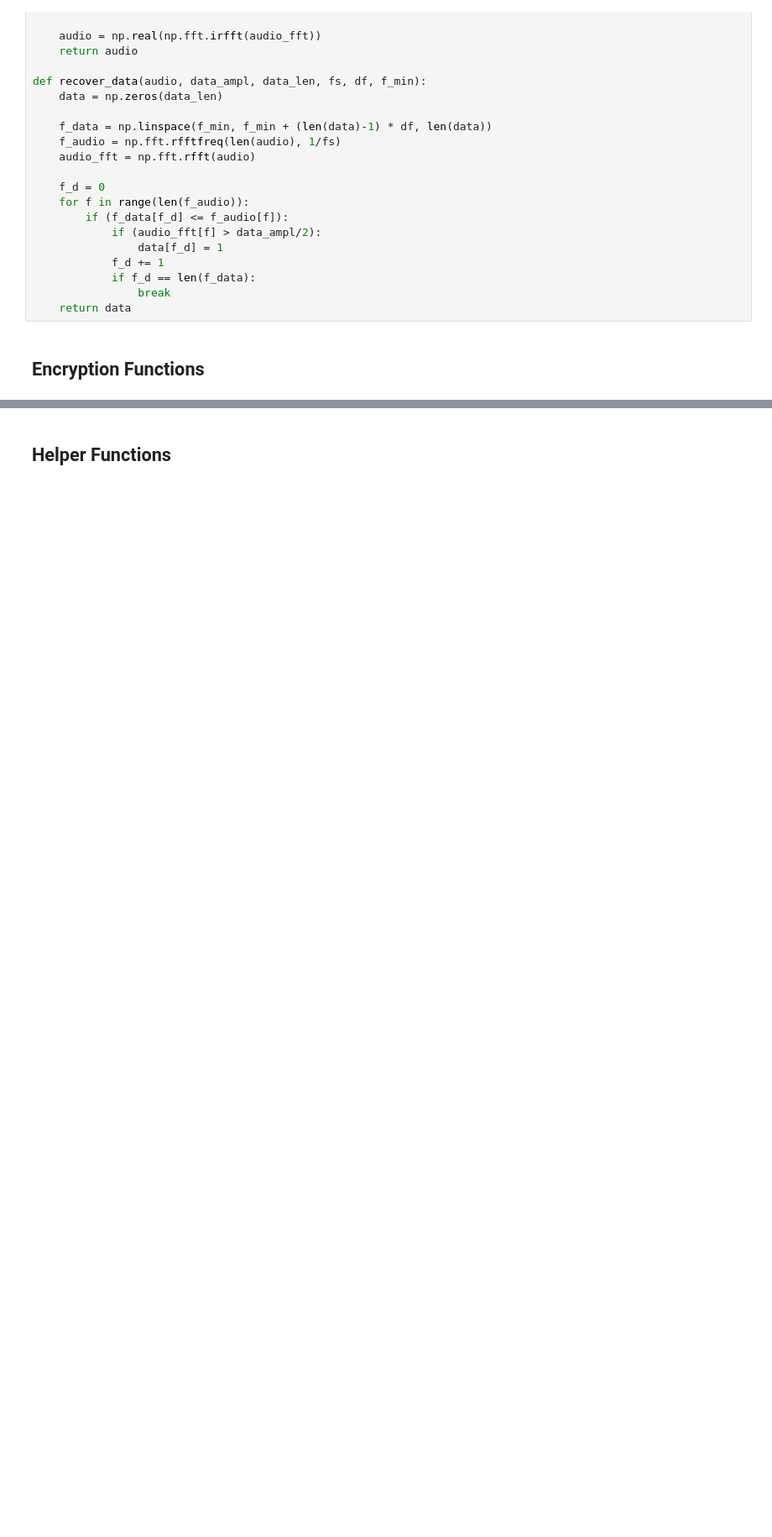
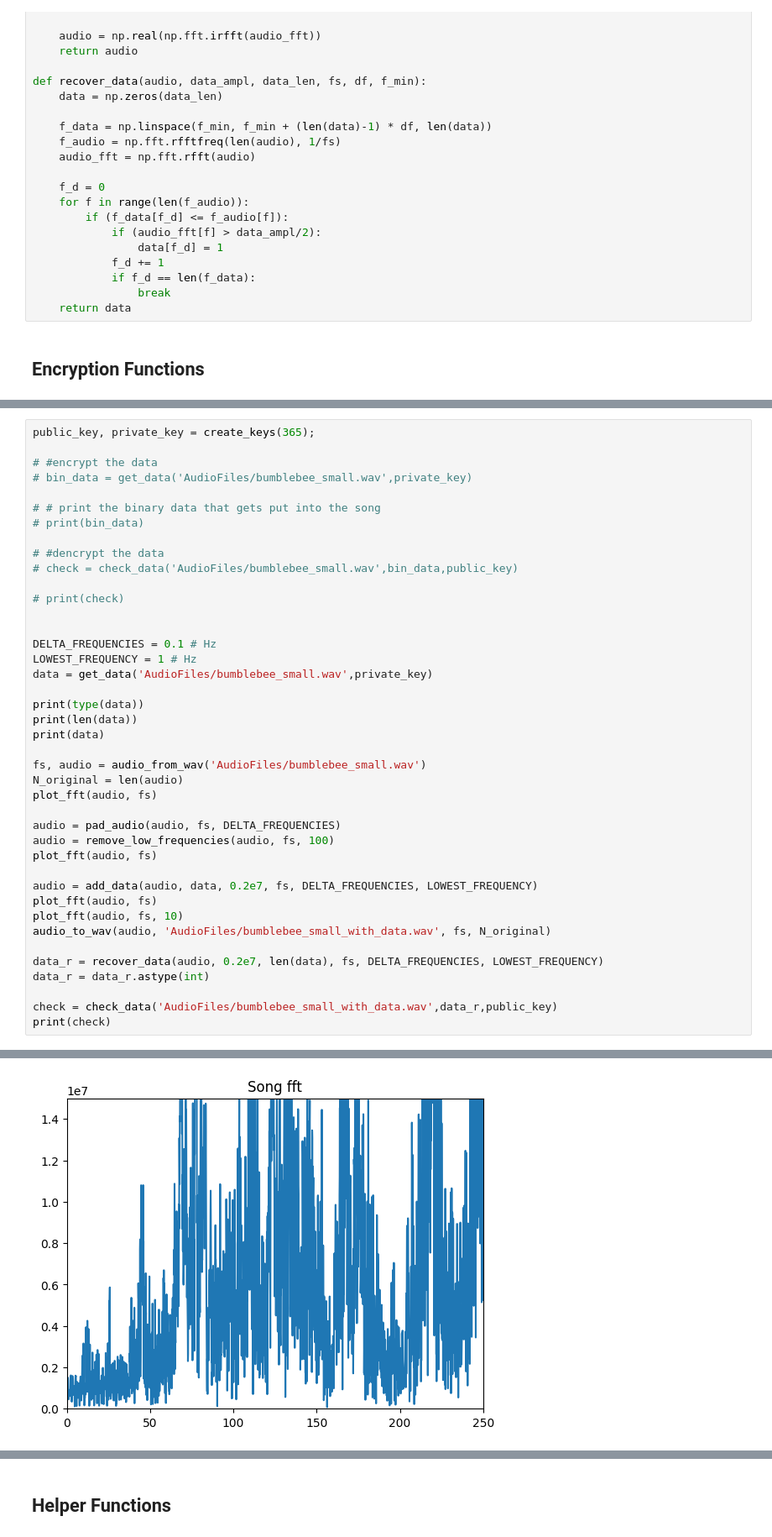
Before and after one commit to Carciax/EEE4114F-PRJ, a Jupyter notebook: Low Frequency Hiding.ipynb, the cells around one changed output, grey strips where cells are left out. Shown: that part at 84% size. Drawn from its saved outputs; the diff is of its cells as text; blank space fills up the shorter version.

```diff
--- a/Low Frequency Hiding.ipynb
+++ b/Low Frequency Hiding.ipynb
@@ -72,0 +191,42 @@ def recover_data(audio, data_ampl, data_len, fs, df, f_min):
+# %%
+public_key, private_key = create_keys(365);
+
+# #encrypt the data
+# bin_data = get_data('AudioFiles/bumblebee_small.wav',private_key)
+
+# # print the binary data that gets put into the song
+# print(bin_data)
+
+# #dencrypt the data
+# check = check_data('AudioFiles/bumblebee_small.wav',bin_data,public_key)
+
+# print(check)
+
+
+DELTA_FREQUENCIES = 0.1 # Hz
+LOWEST_FREQUENCY = 1 # Hz
+data = get_data('AudioFiles/bumblebee_small.wav',private_key)
+
+print(type(data))
+print(len(data))
+print(data)
+
+fs, audio = audio_from_wav('AudioFiles/bumblebee_small.wav')
+N_original = len(audio)
+plot_fft(audio, fs)
+
+audio = pad_audio(audio, fs, DELTA_FREQUENCIES)
+audio = remove_low_frequencies(audio, fs, 100)
+plot_fft(audio, fs)
+
+audio = add_data(audio, data, 0.2e7, fs, DELTA_FREQUENCIES, LOWEST_FREQUENCY)
+plot_fft(audio, fs)
+plot_fft(audio, fs, 10)
+audio_to_wav(audio, 'AudioFiles/bumblebee_small_with_data.wav', fs, N_original)
+
+data_r = recover_data(audio, 0.2e7, len(data), fs, DELTA_FREQUENCIES, LOWEST_FREQUENCY)
+data_r = data_r.astype(int)
+
+check = check_data('AudioFiles/bumblebee_small_with_data.wav',data_r,public_key)
+print(check)
+# %% [output]
@@ -72,0 +237 @@ def recover_data(audio, data_ampl, data_len, fs, df, f_min):
+[figure, added]
```
Also changed, not shown: parts of 4 cells of this notebook, 4 other files.
